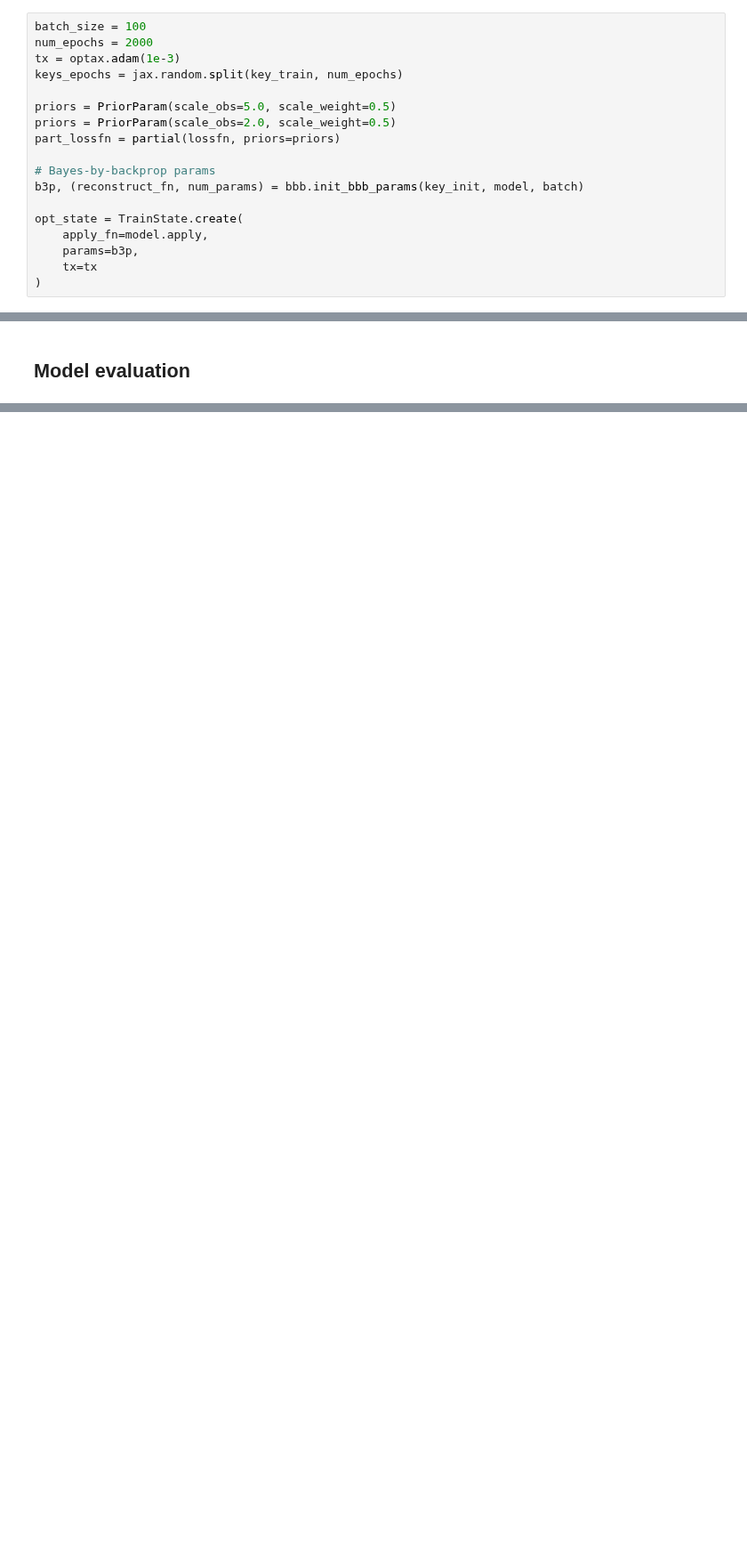
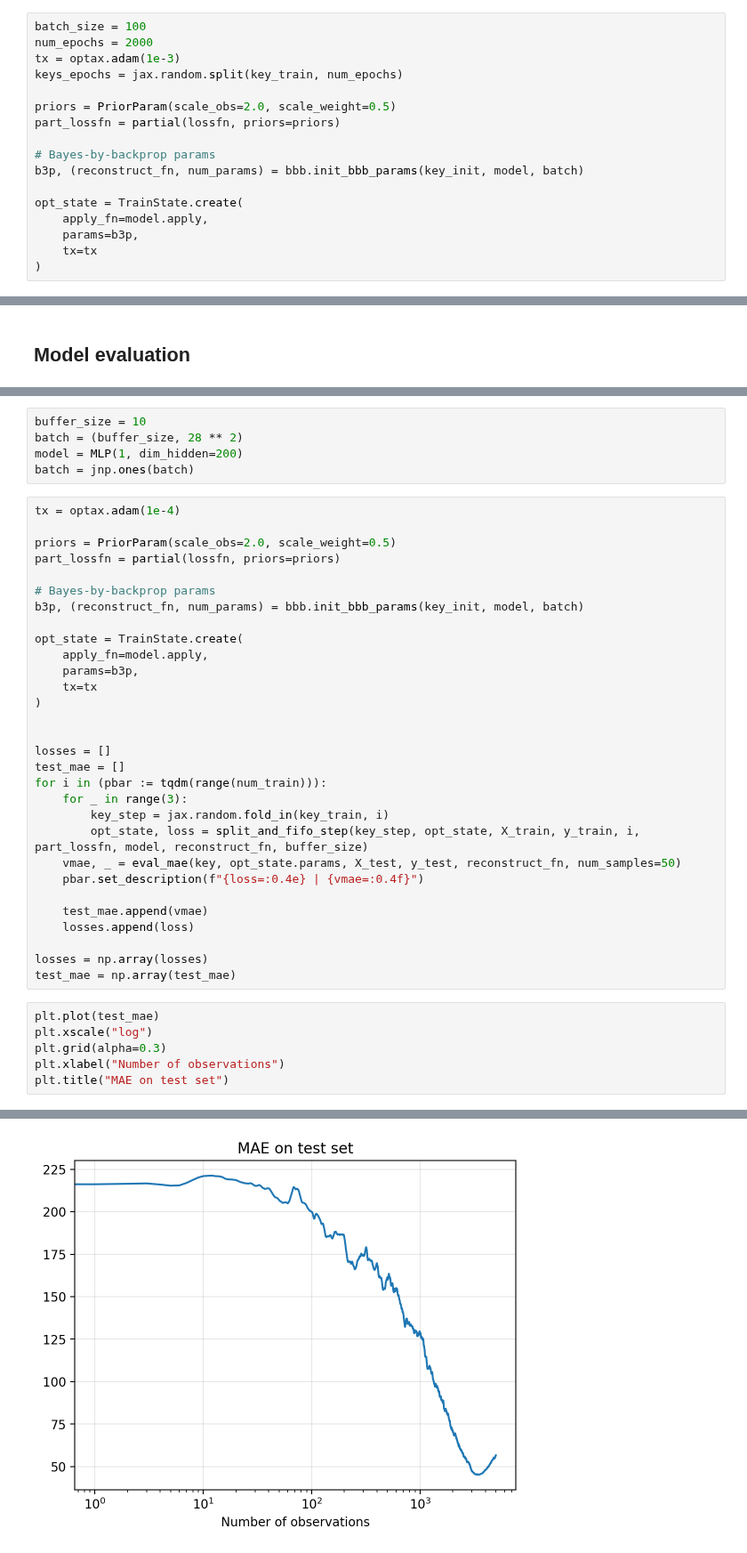
Before and after one commit to probml/dynamax, a Jupyter notebook: dynamax/rebayes/demos/BBB-rmnist.ipynb, the cells around one changed output, grey strips where cells are left out. Shown at 89% size. Drawn from its saved outputs; the diff is of its cells as text; blank space fills up the shorter version.

```diff
--- a/dynamax/rebayes/demos/BBB-rmnist.ipynb
+++ b/dynamax/rebayes/demos/BBB-rmnist.ipynb
@@ -132,7 +132,6 @@ num_epochs = 2000
 tx = optax.adam(1e-3)
 keys_epochs = jax.random.split(key_train, num_epochs)
 
-priors = PriorParam(scale_obs=5.0, scale_weight=0.5)
 priors = PriorParam(scale_obs=2.0, scale_weight=0.5)
 part_lossfn = partial(lossfn, priors=priors)
 
@@ -180,0 +280,42 @@ plt.xlim(0, 180)
+# %%
+buffer_size = 10
+batch = (buffer_size, 28 ** 2)
+model = MLP(1, dim_hidden=200)
+batch = jnp.ones(batch)
+# %%
+tx = optax.adam(1e-4)
+
+priors = PriorParam(scale_obs=2.0, scale_weight=0.5)
+part_lossfn = partial(lossfn, priors=priors)
+
+# Bayes-by-backprop params
+b3p, (reconstruct_fn, num_params) = bbb.init_bbb_params(key_init, model, batch)
+
+opt_state = TrainState.create(
+    apply_fn=model.apply,
+    params=b3p,
+    tx=tx
+)
+
+
+losses = []
+test_mae = []
+for i in (pbar := tqdm(range(num_train))):
+    for _ in range(3):
+        key_step = jax.random.fold_in(key_train, i)
+        opt_state, loss = split_and_fifo_step(key_step, opt_state, X_train, y_train, i, part_lossfn, model, reconstruct_fn, buffer_size)
+    vmae, _ = eval_mae(key, opt_state.params, X_test, y_test, reconstruct_fn, num_samples=50)
+    pbar.set_description(f"{loss=:0.4e} | {vmae=:0.4f}")
+
+    test_mae.append(vmae)
+    losses.append(loss)
+
+losses = np.array(losses)
+test_mae = np.array(test_mae)
+# %%
+plt.plot(test_mae)
+plt.xscale("log")
+plt.grid(alpha=0.3)
+plt.xlabel("Number of observations")
+plt.title("MAE on test set")
+# %% [output]
@@ -180,0 +323 @@ plt.xlim(0, 180)
+[figure, added]
```
Also changed, not shown: parts of 18 cells of this notebook.
